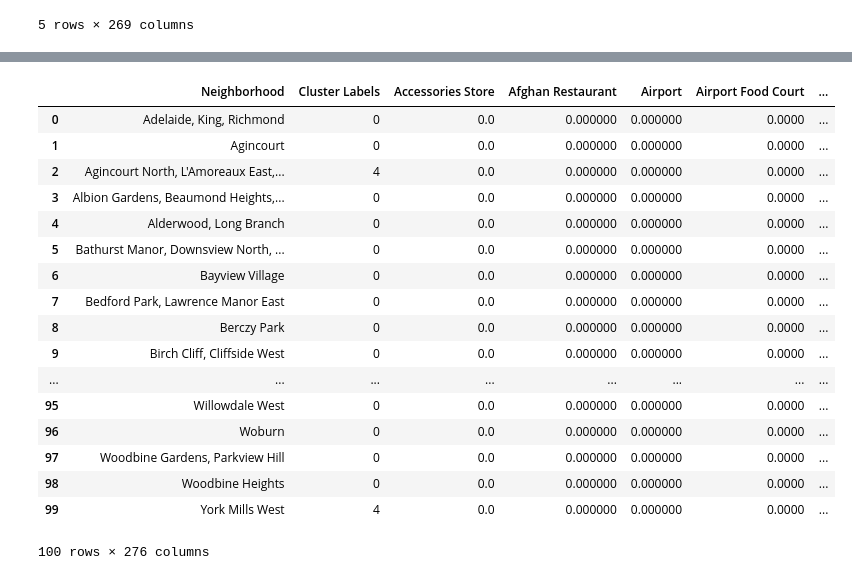
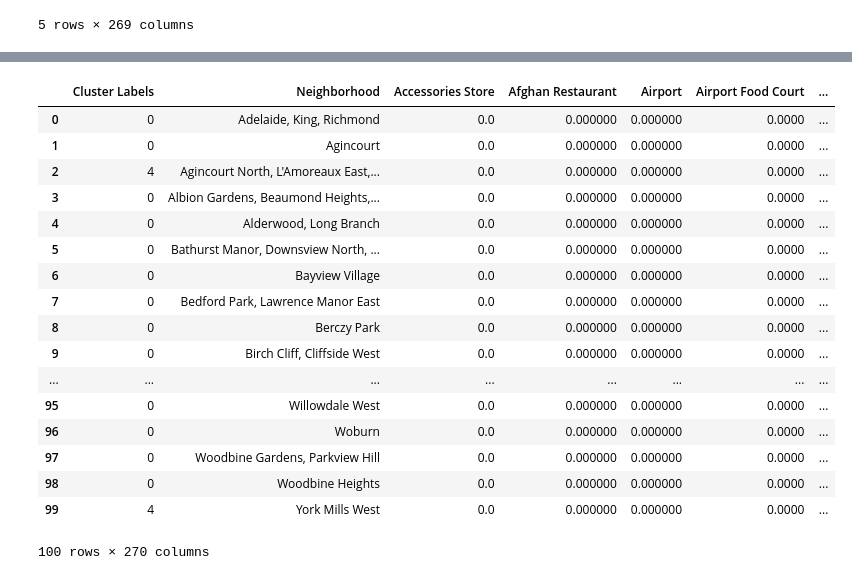
Before and after one commit to smanisty/Coursera_Capstone, a Jupyter notebook: Web Scraping3 .ipynb, the cells around one changed output, grey strips where cells are left out. Saved outputs shown, nothing was run; the diff lists cells and outputs as text; code cells hidden in the pictures.

```diff
--- a/Web Scraping3 .ipynb
+++ b/Web Scraping3 .ipynb
@@ -272,26 +276,26 @@ toronto_grouped.insert(0, 'Cluster Labels', kmeans.labels_)
 # %%
 
 toronto_merged = toronto_grouped.merge(toronto_venues,how='inner',left_on='Neighborhood',right_on='Neighborhood').groupby('Neighborhood').max().reset_index()
-toronto_merged
+toronto_grouped
 # %% [output]
-|  | Neighborhood | Cluster Labels | Accessories Store | Afghan Restaurant | Airport | Airport Food Court | ... |
-| 0 | Adelaide, King, Richmond | 0 | 0.0 | 0.000000 | 0.000000 | 0.0000 | ... |
-| 1 | Agincourt | 0 | 0.0 | 0.000000 | 0.000000 | 0.0000 | ... |
-| 2 | Agincourt North, L'Amoreaux East,... | 4 | 0.0 | 0.000000 | 0.000000 | 0.0000 | ... |
-| 3 | Albion Gardens, Beaumond Heights,... | 0 | 0.0 | 0.000000 | 0.000000 | 0.0000 | ... |
-| 4 | Alderwood, Long Branch | 0 | 0.0 | 0.000000 | 0.000000 | 0.0000 | ... |
-| 5 | Bathurst Manor, Downsview North, ... | 0 | 0.0 | 0.000000 | 0.000000 | 0.0000 | ... |
-| 6 | Bayview Village | 0 | 0.0 | 0.000000 | 0.000000 | 0.0000 | ... |
-| 7 | Bedford Park, Lawrence Manor East | 0 | 0.0 | 0.000000 | 0.000000 | 0.0000 | ... |
-| 8 | Berczy Park | 0 | 0.0 | 0.000000 | 0.000000 | 0.0000 | ... |
-| 9 | Birch Cliff, Cliffside West | 0 | 0.0 | 0.000000 | 0.000000 | 0.0000 | ... |
+|  | Cluster Labels | Neighborhood | Accessories Store | Afghan Restaurant | Airport | Airport Food Court | ... |
+| 0 | 0 | Adelaide, King, Richmond | 0.0 | 0.000000 | 0.000000 | 0.0000 | ... |
+| 1 | 0 | Agincourt | 0.0 | 0.000000 | 0.000000 | 0.0000 | ... |
+| 2 | 4 | Agincourt North, L'Amoreaux East,... | 0.0 | 0.000000 | 0.000000 | 0.0000 | ... |
+| 3 | 0 | Albion Gardens, Beaumond Heights,... | 0.0 | 0.000000 | 0.000000 | 0.0000 | ... |
+| 4 | 0 | Alderwood, Long Branch | 0.0 | 0.000000 | 0.000000 | 0.0000 | ... |
+| 5 | 0 | Bathurst Manor, Downsview North, ... | 0.0 | 0.000000 | 0.000000 | 0.0000 | ... |
+| 6 | 0 | Bayview Village | 0.0 | 0.000000 | 0.000000 | 0.0000 | ... |
+| 7 | 0 | Bedford Park, Lawrence Manor East | 0.0 | 0.000000 | 0.000000 | 0.0000 | ... |
+| 8 | 0 | Berczy Park | 0.0 | 0.000000 | 0.000000 | 0.0000 | ... |
+| 9 | 0 | Birch Cliff, Cliffside West | 0.0 | 0.000000 | 0.000000 | 0.0000 | ... |
 | ... | ... | ... | ... | ... | ... | ... | ... |
-| 95 | Willowdale West | 0 | 0.0 | 0.000000 | 0.000000 | 0.0000 | ... |
-| 96 | Woburn | 0 | 0.0 | 0.000000 | 0.000000 | 0.0000 | ... |
-| 97 | Woodbine Gardens, Parkview Hill | 0 | 0.0 | 0.000000 | 0.000000 | 0.0000 | ... |
-| 98 | Woodbine Heights | 0 | 0.0 | 0.000000 | 0.000000 | 0.0000 | ... |
-| 99 | York Mills West | 4 | 0.0 | 0.000000 | 0.000000 | 0.0000 | ... |
+| 95 | 0 | Willowdale West | 0.0 | 0.000000 | 0.000000 | 0.0000 | ... |
+| 96 | 0 | Woburn | 0.0 | 0.000000 | 0.000000 | 0.0000 | ... |
+| 97 | 0 | Woodbine Gardens, Parkview Hill | 0.0 | 0.000000 | 0.000000 | 0.0000 | ... |
+| 98 | 0 | Woodbine Heights | 0.0 | 0.000000 | 0.000000 | 0.0000 | ... |
+| 99 | 4 | York Mills West | 0.0 | 0.000000 | 0.000000 | 0.0000 | ... |
-100 rows × 276 columns
+100 rows × 270 columns
 # %%
 import matplotlib.cm as cm
 import matplotlib.colors as colors
```
Also changed, not shown: parts of 6 cells of this notebook.
